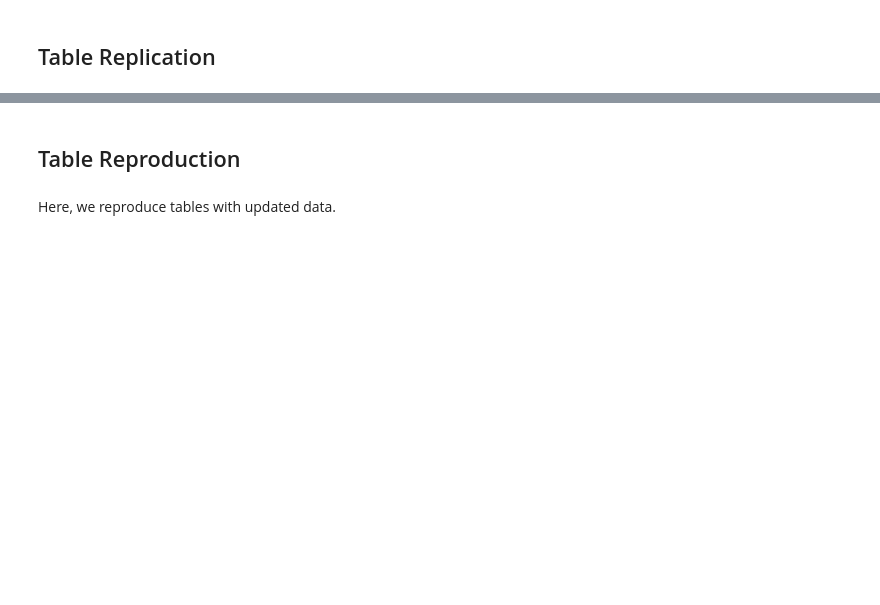
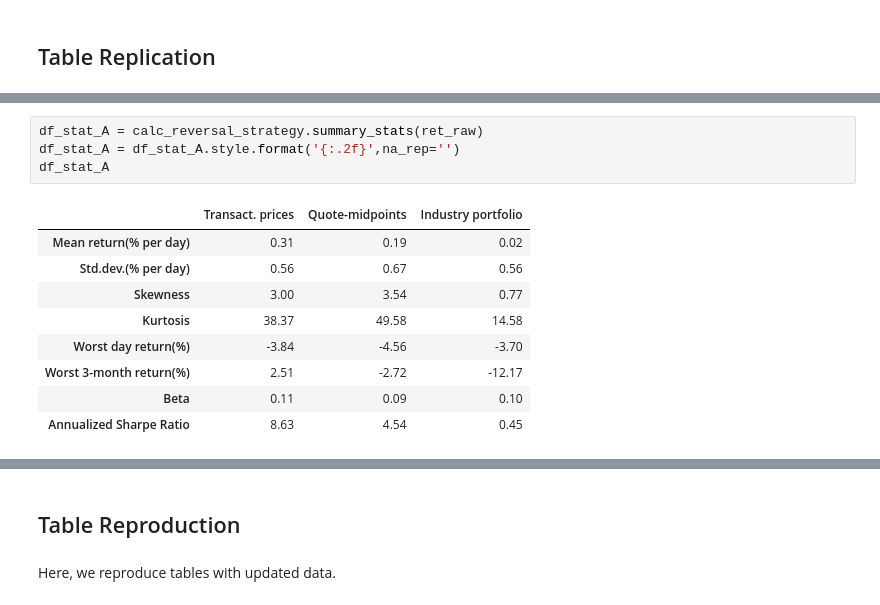
Before and after one commit to Waylon1026/Final-Project-Evaporating-Liquidity, a Jupyter notebook: src/notebook.ipynb, the cells around one changed output, grey strips where cells are left out. Cells and saved outputs as stored; diff of their text form; blank space fills up the shorter version.

```diff
--- a/src/notebook.ipynb
+++ b/src/notebook.ipynb
@@ -174,0 +291,14 @@ We replicate tables with data from January 1998 to December 2010.
+# %%
+df_stat_A = calc_reversal_strategy.summary_stats(ret_raw)
+df_stat_A = df_stat_A.style.format('{:.2f}',na_rep='')
+df_stat_A
+# %% [output]
+|  | Transact. prices | Quote-midpoints | Industry portfolio |
+| Mean return(% per day) | 0.31 | 0.19 | 0.02 |
+| Std.dev.(% per day) | 0.56 | 0.67 | 0.56 |
+| Skewness | 3.00 | 3.54 | 0.77 |
+| Kurtosis | 38.37 | 49.58 | 14.58 |
+| Worst day return(%) | -3.84 | -4.56 | -3.70 |
+| Worst 3-month return(%) | 2.51 | -2.72 | -12.17 |
+| Beta | 0.11 | 0.09 | 0.10 |
+| Annualized Sharpe Ratio | 8.63 | 4.54 | 0.45 |
```
Also changed, not shown: parts of 36 cells of this notebook, 2 other files.
